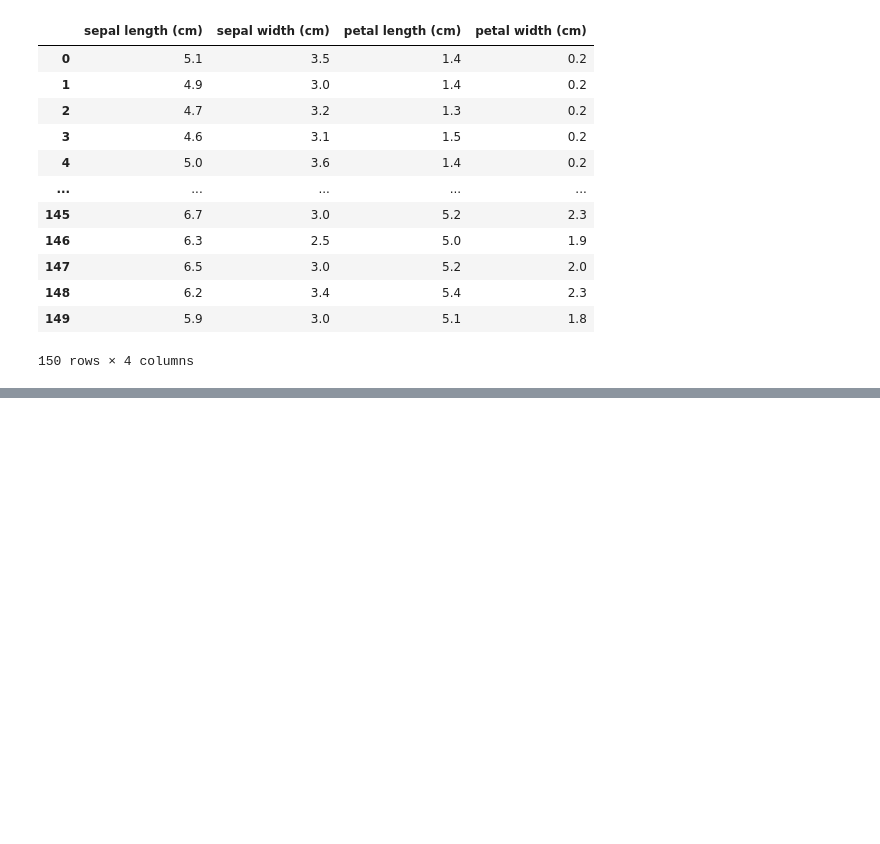
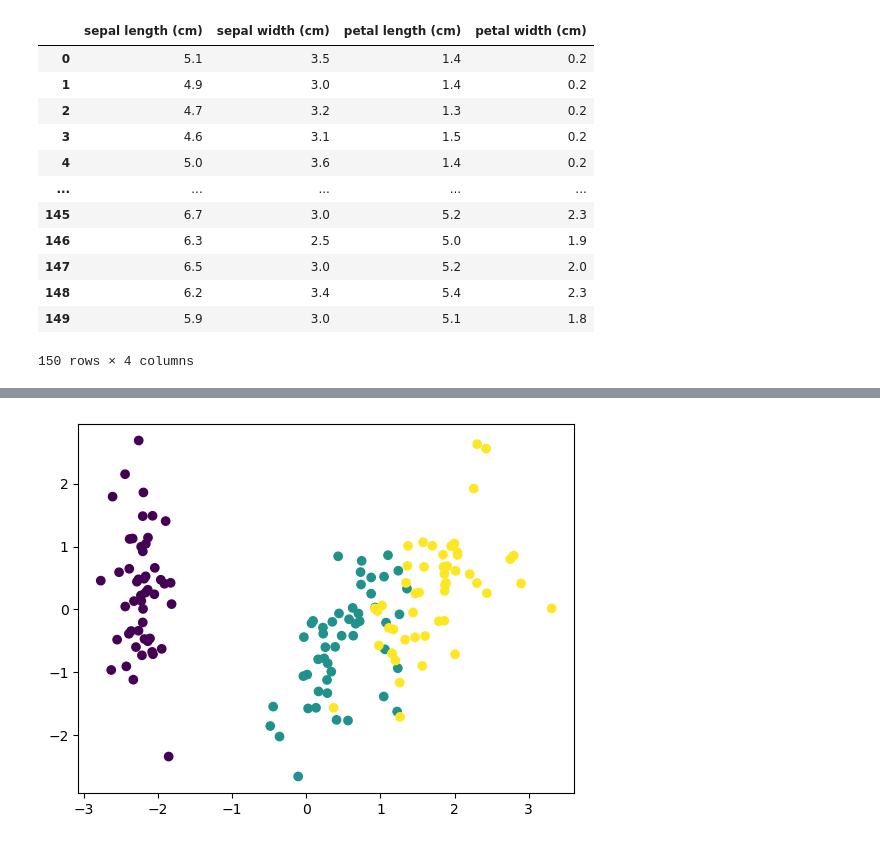
Before and after one commit to ajai-motta/PCA, a Jupyter notebook: algomerative.ipynb, the cells around one changed output, grey strips where cells are left out. Cells and saved outputs as stored; diff of their text form; code cells hidden in the pictures; blank space fills up the shorter version.

```diff
--- a/algomerative.ipynb
+++ b/algomerative.ipynb
@@ -61,3 +61,8 @@ iris_df
 | 148 | 6.2 | 3.4 | 5.4 | 2.3 |
 | 149 | 5.9 | 3.0 | 5.1 | 1.8 |
 150 rows × 4 columns
+# %%
+from sklearn.preprocessing import StandardScaler
+scalar=StandardScaler()
+# %%
+iris_scaled=scalar.fit_transform(iris_df)
@@ -63,0 +90,11 @@ iris_df
+# %%
+#dimensionality reducyion using pca
+from sklearn.decomposition import PCA
+pca=PCA(n_components=2)
+# %%
+reduced_iris=pca.fit_transform(iris_scaled)
+# %%
+plt.scatter(reduced_iris[:,0],reduced_iris[:,1],c=iris.target)
+plt.show()
+# %% [output]
+[figure, added]
```
Also changed, not shown: parts of 6 cells of this notebook, 1 other file.
